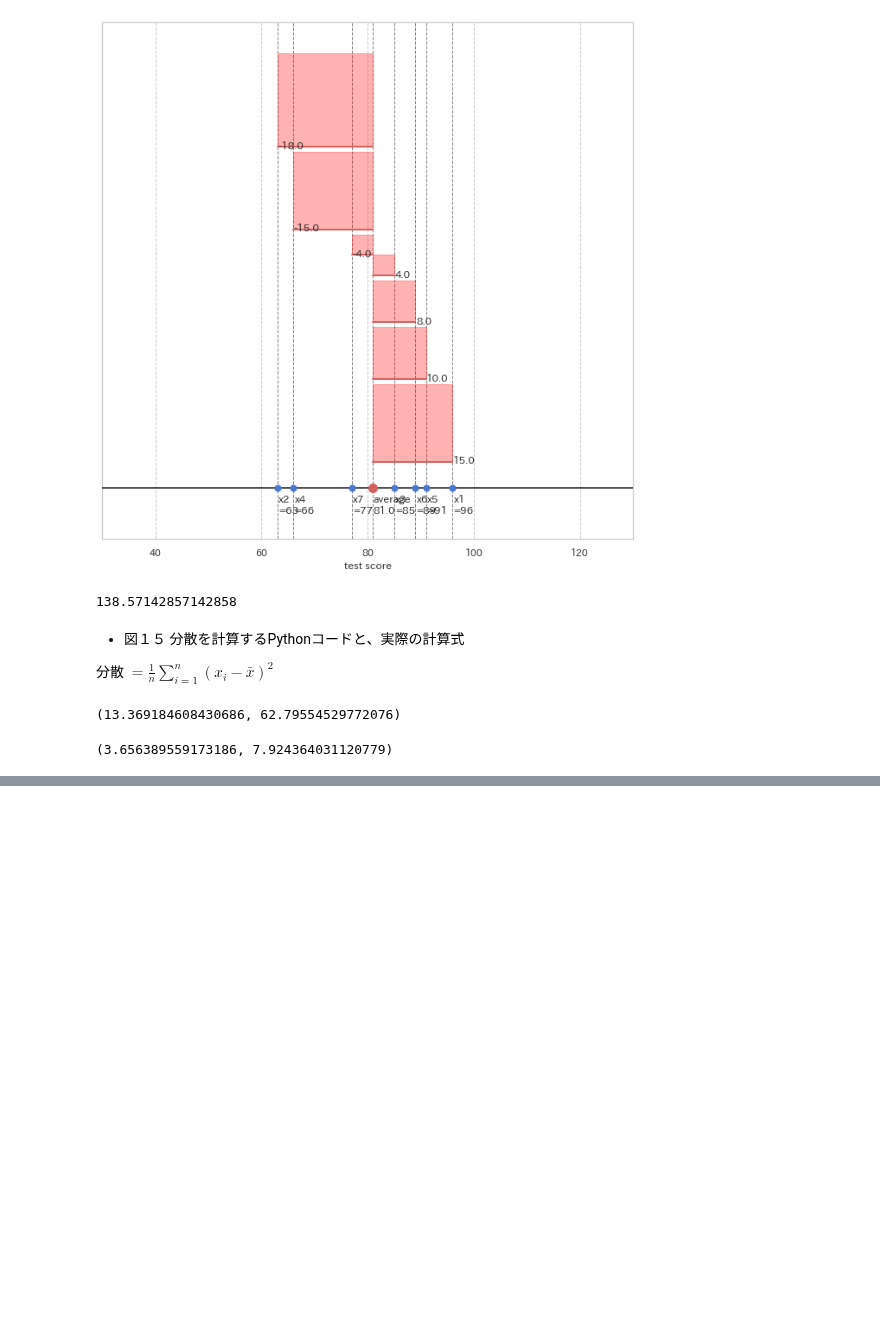
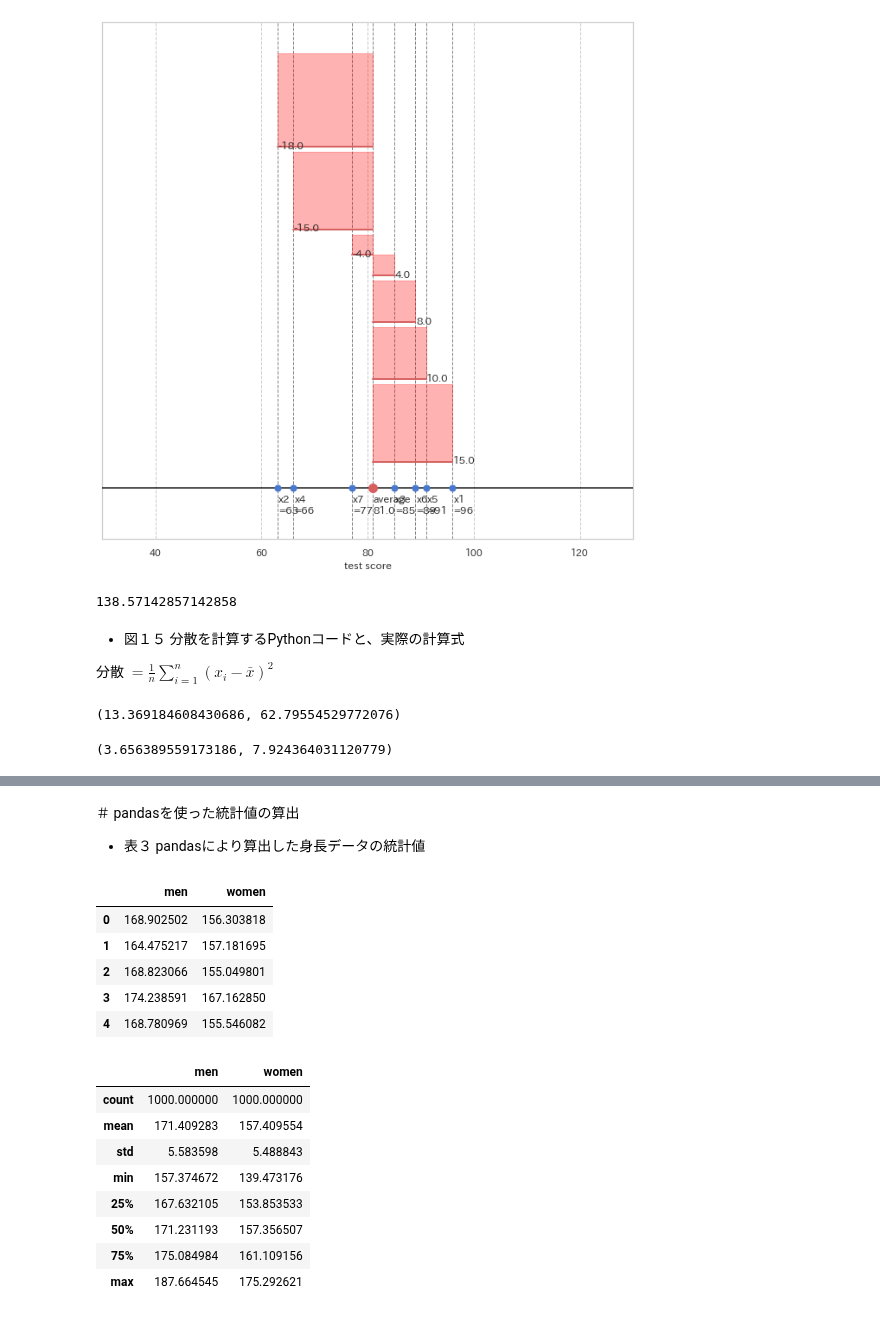
Before and after one commit to zfukuoka/Copying_a_sutra, a Jupyter notebook: SoftwareDesign202010_01/SoftwareDesign202010_0102.ipynb, the cells around one changed output, grey strips where cells are left out. Saved outputs shown, nothing was run; the diff lists cells and outputs as text; code cells hidden in the pictures; blank space fills up the shorter version.

```diff
--- a/SoftwareDesign202010_01/SoftwareDesign202010_0102.ipynb
+++ b/SoftwareDesign202010_01/SoftwareDesign202010_0102.ipynb
@@ -451,0 +490,25 @@ standard_deviation(x1), standard_deviation(x2)
+# %% [markdown]
+＃ pandasを使った統計値の算出
+
+* 表３ pandasにより算出した身長データの統計値
+# %%
+height_df = pd.DataFrame({"men": height_men, "women":height_women})
+display(height_df.head())
+
+height_df.describe()
+# %% [output]
+|  | men | women |
+| 0 | 168.902502 | 156.303818 |
+| 1 | 164.475217 | 157.181695 |
+| 2 | 168.823066 | 155.049801 |
+| 3 | 174.238591 | 167.162850 |
+| 4 | 168.780969 | 155.546082 |
+|  | men | women |
+| count | 1000.000000 | 1000.000000 |
+| mean | 171.409283 | 157.409554 |
+| std | 5.583598 | 5.488843 |
+| min | 157.374672 | 139.473176 |
+| 25% | 167.632105 | 153.853533 |
+| 50% | 171.231193 | 157.356507 |
+| 75% | 175.084984 | 161.109156 |
+| max | 187.664545 | 175.292621 |
```
Also changed, not shown: parts of 3 cells of this notebook.
